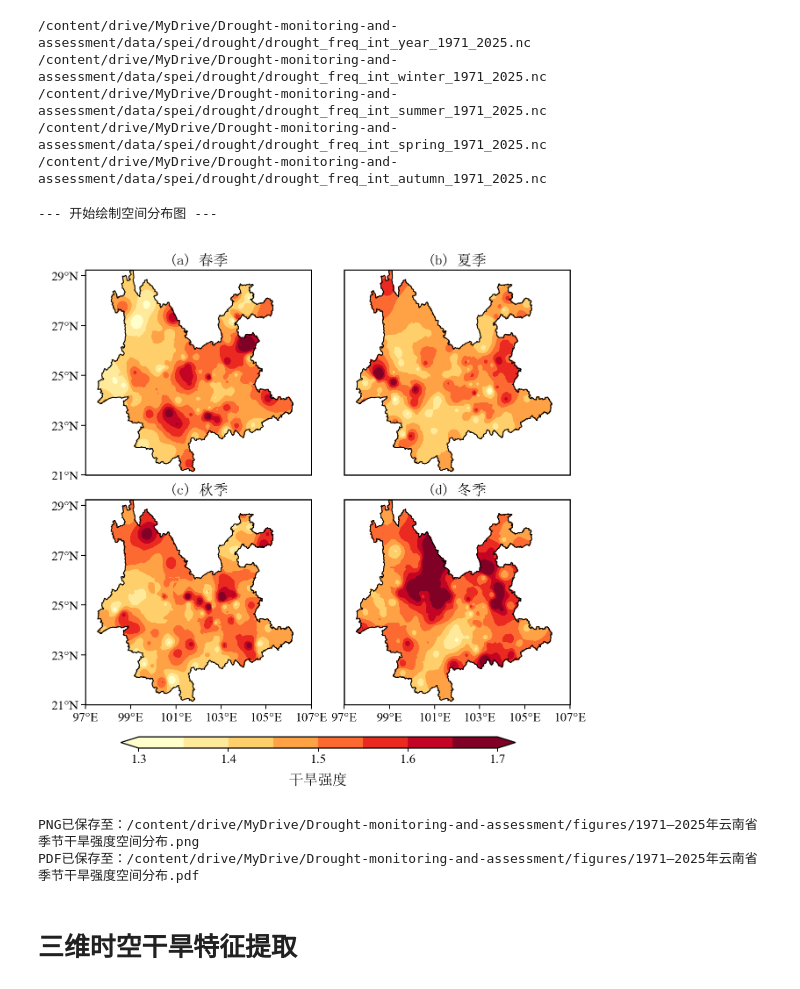
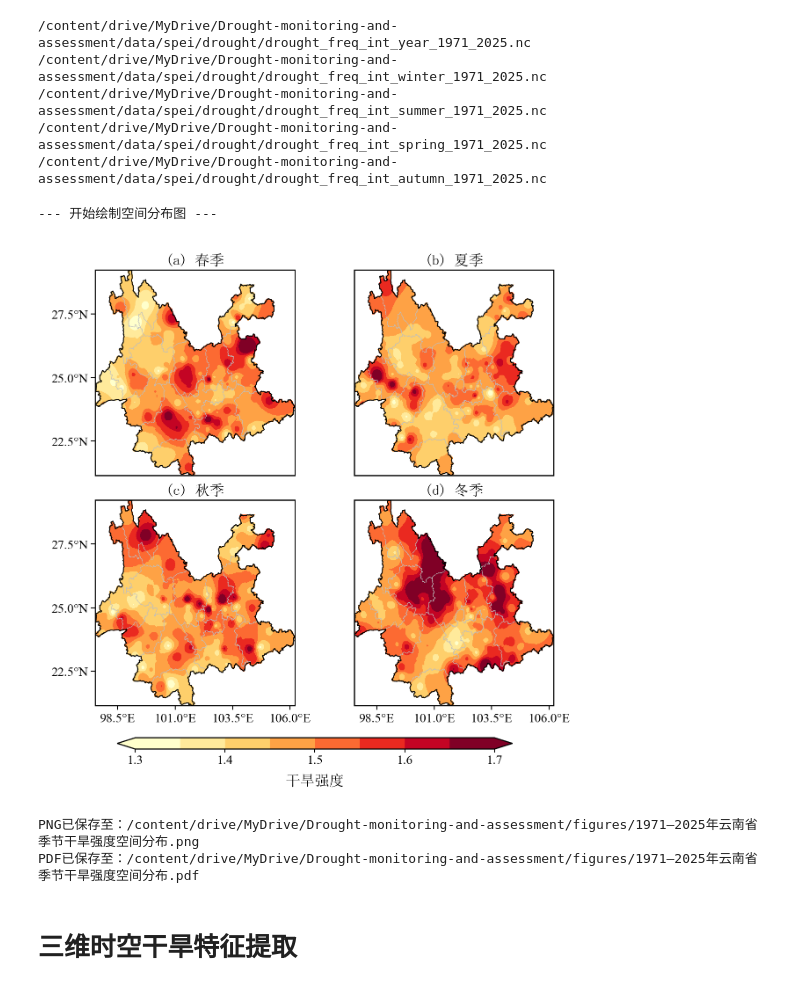
Before and after one commit to hongxu-yn/Drought-monitoring-and-assessment, a Jupyter notebook: src/气象干旱时空格局.ipynb, the cells around one changed output. Cells and saved outputs as stored; diff of their text form; code cells hidden in the pictures.

```diff
--- a/src/气象干旱时空格局.ipynb
+++ b/src/气象干旱时空格局.ipynb
@@ -1735,27 +1773,6 @@ else:
 
 out_png = fig_dir / f"{out_name}.png"
 out_pdf = fig_dir / f"{out_name}.pdf"
-
-# =====================================================
-# 3. 研究区边界
-# =====================================================
-try:
-    gdf = gpd.read_file(gis_path)
-
-    if gdf.crs is None:
-        gdf = gdf.set_crs("EPSG:4326")
-    else:
-        gdf = gdf.to_crs("EPSG:4326")
-
-    minx, miny, maxx, maxy = gdf.total_bounds
-    extent = [minx, maxx, miny, maxy]
-
-except Exception as e:
-    print(f"矢量边界读取失败，使用默认范围。报错：{e}")
-    extent = [97.0, 106.5, 21.0, 29.5]
-
-xticks = np.arange(np.floor(extent[0]), np.ceil(extent[1]) + 0.1, 2)
-yticks = np.arange(np.floor(extent[2]), np.ceil(extent[3]) + 0.1, 2)
 
 # =====================================================
 # 4. 季节信息
@@ -1844,29 +1861,8 @@ for i, (season_en, panel_label) in enumerate(season_info):
     except Exception as e:
         print(f"⚠️ 无法加载 {nc_path.name}，图 {title_txt} 将留白。({e})")
 
-    # 行政边界
-    if "gdf" in locals():
-        gdf.boundary.plot(
-            ax=ax,
-            transform=ccrs.PlateCarree(),
-            color="black",
-            linewidth=0.5,
-            zorder=5
-        )
 
-    ax.set_extent(extent, crs=ccrs.PlateCarree())
-
-    ax.set_xticks(xticks, crs=ccrs.PlateCarree())
-    ax.set_yticks(yticks, crs=ccrs.PlateCarree())
-
-    ax.xaxis.set_major_formatter(
-        LongitudeFormatter(number_format=".0f", degree_symbol="°")
-    )
-    ax.yaxis.set_major_formatter(
-        LatitudeFormatter(number_format=".0f", degree_symbol="°")
-    )
-
-    # 只在底行显示经度标签
+    style_map_axis(ax, extent, xticks, yticks, font_en)
     if i in [0, 1]:
         ax.tick_params(
             axis="x",
@@ -1875,7 +1871,6 @@ for i, (season_en, panel_label) in enumerate(season_info):
             labelbottom=False
         )
 
-    # 只在左列显示纬度标签
     if i in [1, 3]:
         ax.tick_params(
             axis="y",
@@ -1952,34 +1947,34 @@ if im is not None:
     for label in cbar.ax.get_xticklabels():
         label.set_fontproperties(font_en)
         label.set_fontsize(7)
 
     cbar.outline.set_linewidth(0.6)
 
 else:
     print("⚠️ 没有成功绘制任何变量，因此未生成色标。")
 
 # =====================================================
 # 9. 布局与保存
 # =====================================================
 plt.subplots_adjust(
     left=0.08,
     right=0.98,
     top=0.95,
     bottom=0.20,
     wspace=0.08,
     hspace=0.12
 )
 
 fig.savefig(out_png, dpi=300, bbox_inches="tight")
 fig.savefig(out_pdf, dpi=300, bbox_inches="tight")
 
 plt.show()
 
 print(f"PNG已保存至：{out_png}")
 print(f"PDF已保存至：{out_pdf}")
 # %% [output]
 --- 开始绘制空间分布图 ---
-[figure, old version]
+[figure, new version]
 PNG已保存至：/content/drive/MyDrive/Drought-monitoring-and-assessment/figures/1971—2025年云南省季节干旱强度空间分布.png
 PDF已保存至：/content/drive/MyDrive/Drought-monitoring-and-assessment/figures/1971—2025年云南省季节干旱强度空间分布.pdf
 # %% [markdown]
```
Also changed, not shown: parts of 20 cells of this notebook.
